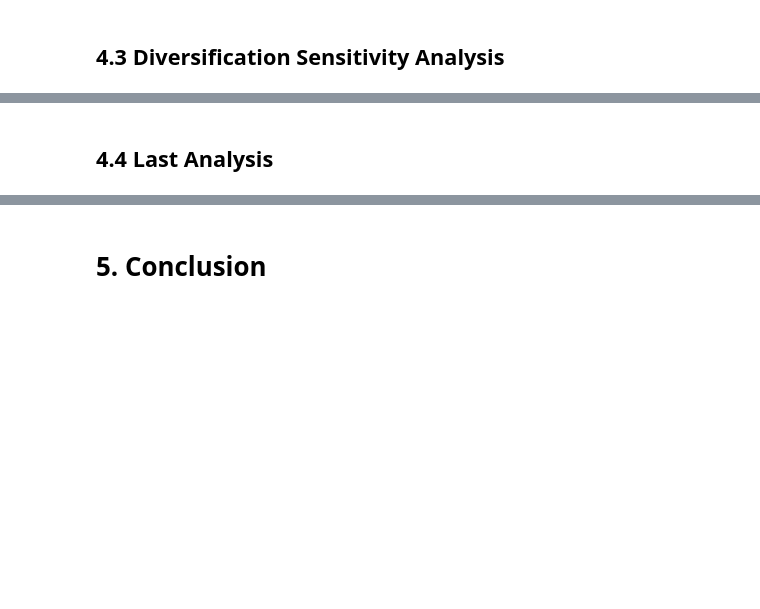
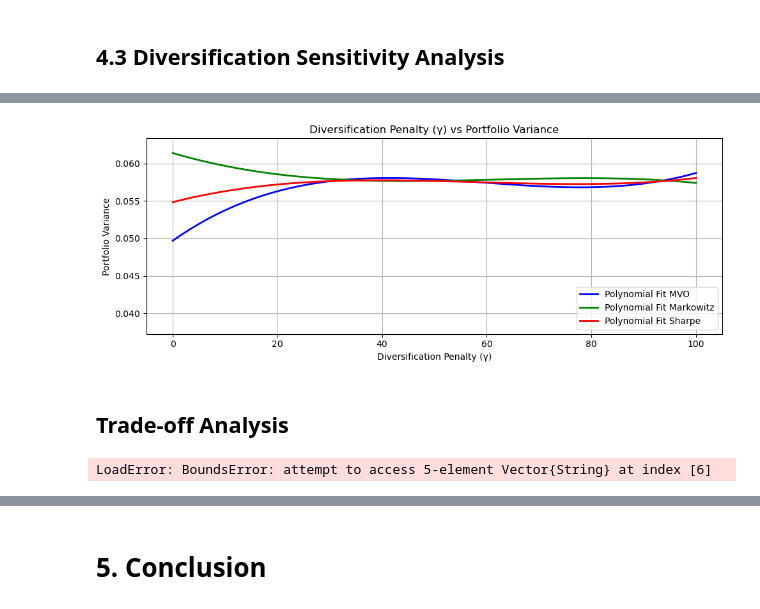
Before and after one commit to VPhilavong/Portfolio-Optimization-Julia, a Jupyter notebook: Project_Portfolio_Optimization.ipynb, the cells around one changed output, grey strips where cells are left out. Cells and saved outputs as stored; diff of their text form; code cells hidden in the pictures; blank space fills up the shorter version.

```diff
--- a/Project_Portfolio_Optimization.ipynb
+++ b/Project_Portfolio_Optimization.ipynb
@@ -685,4 +616,81 @@ ANALYSIS EXPLANATION
+# %%
+figure(figsize=(10, 4))
+
+for model in models
+    # Filter results for the current model
+    model_results = filter(r -> r[1] == model, results)
+    γ_vals = [r[2] for r in model_results]
+    variance_vals = [r[4] for r in model_results]
+
+    # Fit a polynomial to the data
+    degree = 3
+    X = hcat([γ_vals.^k for k in degree:-1:0]...)
+    coeffs = X \ variance_vals
+
+    # Polynomial function
+    poly_fit = x -> sum(coeffs[i] * x^(degree - i + 1) for i in 1:length(coeffs))
+
+    # Scatter plot and fitted polynomial
+    scatter(γ_vals, variance_vals, alpha=0, color=model_colors[model])
+    x_fit = range(minimum(γ_vals), stop=maximum(γ_vals), length=200)
+    y_fit = [poly_fit(x) for x in x_fit]
+    plot(x_fit, y_fit, label="Polynomial Fit $model", lw=2, color=model_colors[model])
+end
+xlabel("Diversification Penalty (γ)")
+ylabel("Portfolio Variance")
+title("Diversification Penalty (γ) vs Portfolio Variance")
+legend()
+grid(true)
+
+# Adjust layout and show the plots
+tight_layout()
+show()
+# %% [output]
+[figure, added]
 # %% [markdown]
-## 4.4 Last Analysis
+## Trade-off Analysis
+# %%
+using JuMP, Ipopt, PyPlot, LinearAlgebra
+
+figure(figsize=(15, 6))
+
+colors = ["b", "r", "g", "m", "c"]
+
+# return plot
+subplot(1, 2, 1)
+for (i, γ) in enumerate(γ_values)
+    γ_results = filter(r -> r[2] == γ, results)
+    plot([r[1] for r in γ_results],
+         [r[3] for r in γ_results],
+         "o-",
+         color=colors[i],
+         label="γ = $γ")
+end
+xlabel("Risk Aversion (λ)")
+ylabel("Portfolio Return")
+title("Return vs Risk Aversion")
+legend()
+grid(true)
+
+# risk plot
+subplot(1, 2, 2)
+for (i, γ) in enumerate(γ_values)
+    γ_results = filter(r -> r[2] == γ, results)
+    plot([r[1] for r in γ_results],
+         [r[4] for r in γ_results],
+         "o-",
+         color=colors[i],
+         label="γ = $γ")
+end
+xlabel("Risk Aversion (λ)")
+ylabel("Portfolio Risk")
+title("Risk vs Risk Aversion")
+legend()
+grid(true)
+
+tight_layout()
+show()
+# %% [output]
+LoadError: BoundsError: attempt to access 5-element Vector{String} at index [6]
 # %% [markdown]
 ##  Sensitivity Analysis
```
Also changed, not shown: parts of 24 cells of this notebook, 10 other files.
